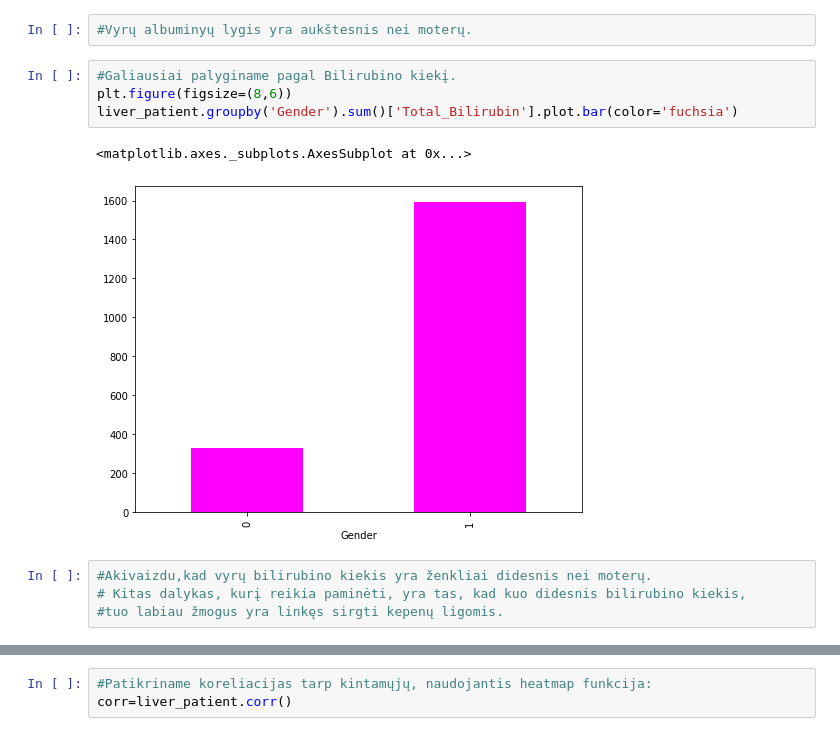
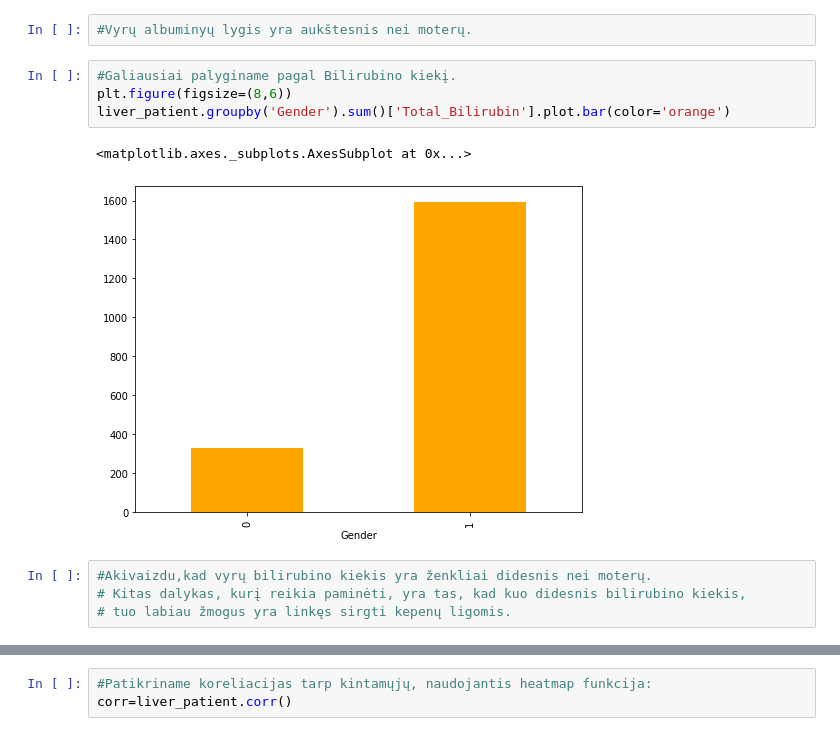
Before and after one commit to juna3977/Projektas, a Jupyter notebook: projektas.ipynb, the cells around one changed output, grey strips where cells are left out. Saved outputs shown, nothing was run; the diff lists cells and outputs as text.

```diff
--- a/projektas.ipynb
+++ b/projektas.ipynb
@@ -181,11 +164,11 @@ liver_patient.groupby('Gender').sum()['Albumin'].plot.bar(color='midnightblue')
 # %%
 #Galiausiai palyginame pagal Bilirubino kiekį.
 plt.figure(figsize=(8,6))
-liver_patient.groupby('Gender').sum()['Total_Bilirubin'].plot.bar(color='fuchsia')
+liver_patient.groupby('Gender').sum()['Total_Bilirubin'].plot.bar(color='orange')
 # %% [output]
 <matplotlib.axes._subplots.AxesSubplot at 0x...>
-[figure, old version]
+[figure, new version]
 # %%
 #Akivaizdu,kad vyrų bilirubino kiekis yra ženkliai didesnis nei moterų.
 # Kitas dalykas, kurį reikia paminėti, yra tas, kad kuo didesnis bilirubino kiekis,
-#tuo labiau žmogus yra linkęs sirgti kepenų ligomis.
+# tuo labiau žmogus yra linkęs sirgti kepenų ligomis.
```
Also changed, not shown: parts of 28 cells of this notebook.
